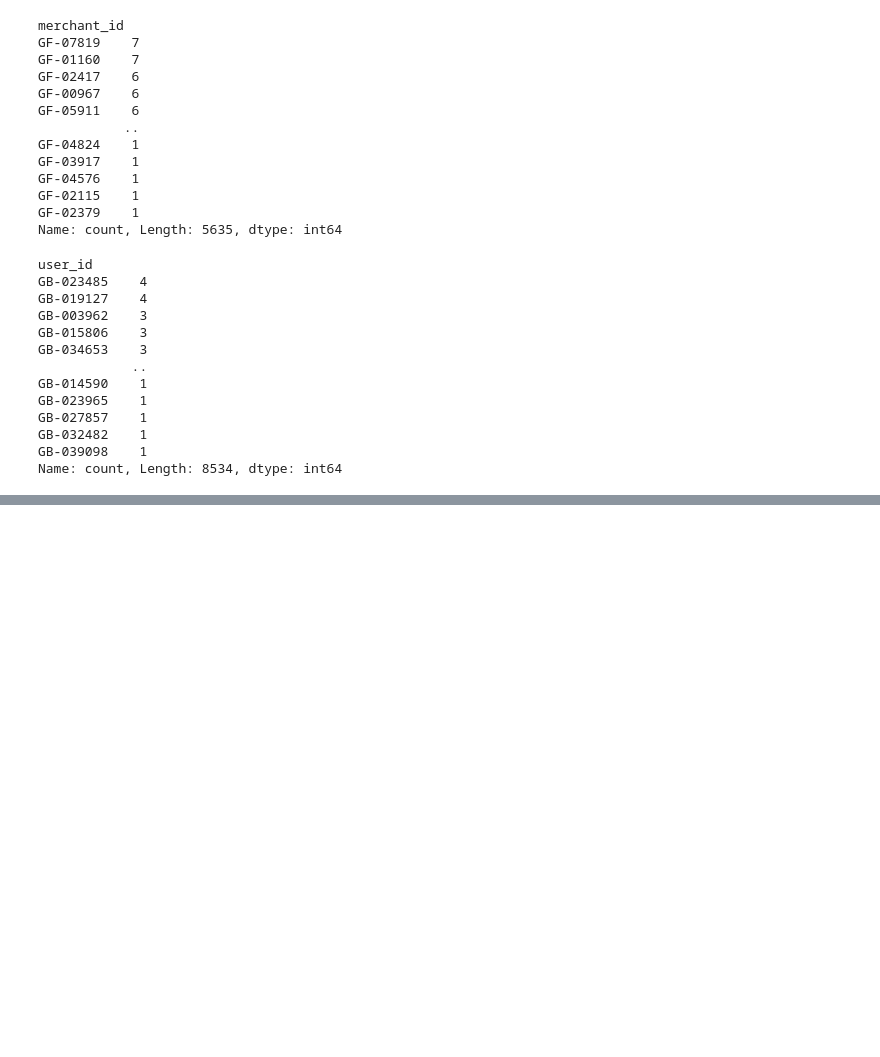
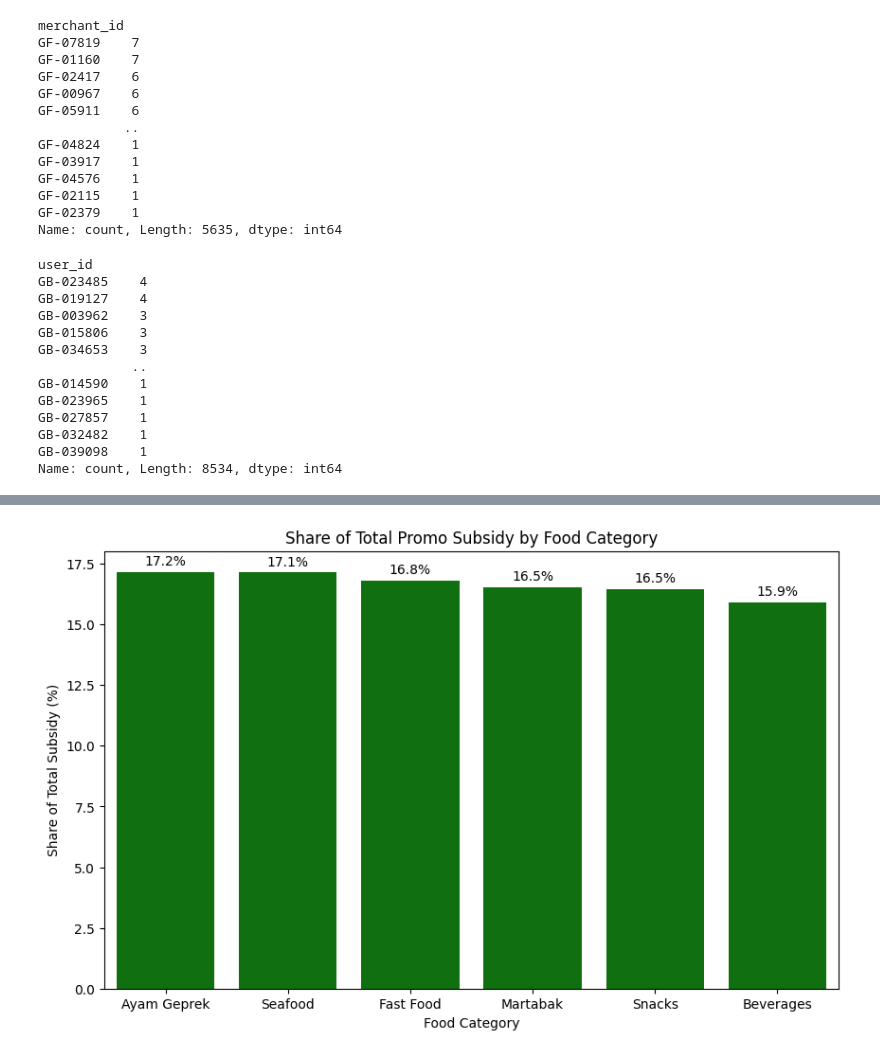
Before and after one commit to ziancarlos/Data_Analytics_Grab, a Jupyter notebook: notebooks/data-analysis.ipynb, the cells around one changed output, grey strips where cells are left out. Cells and saved outputs as stored; diff of their text form; code cells hidden in the pictures; blank space fills up the shorter version.

```diff
--- a/notebooks/data-analysis.ipynb
+++ b/notebooks/data-analysis.ipynb
@@ -218,0 +240,42 @@ Name: count, Length: 8534, dtype: int64
+# %%
+food_df = (
+    df_food_merchant
+    .groupby("cuisine_type")["promo_discount"]
+    .sum()
+    .reset_index()
+)
+
+food_df["percentage"] = (
+    food_df["promo_discount"]
+    / food_df["promo_discount"].sum()
+    * 100
+)
+
+food_df = food_df.sort_values(
+    "percentage",
+    ascending=False
+)
+
+plt.figure(figsize=(10,6))
+
+barplot = sns.barplot(
+    data=food_df,
+    x="cuisine_type",
+    y="percentage",
+    color="green"
+)
+
+for container in barplot.containers:
+    barplot.bar_label(
+        container,
+        fmt="%.1f%%",
+        padding=3
+    )
+
+plt.title("Share of Total Promo Subsidy by Food Category")
+plt.xlabel("Food Category")
+plt.ylabel("Share of Total Subsidy (%)")
+
+plt.show()
+# %% [output]
+[figure, added]
```
Also changed, not shown: parts of 12 cells of this notebook.
